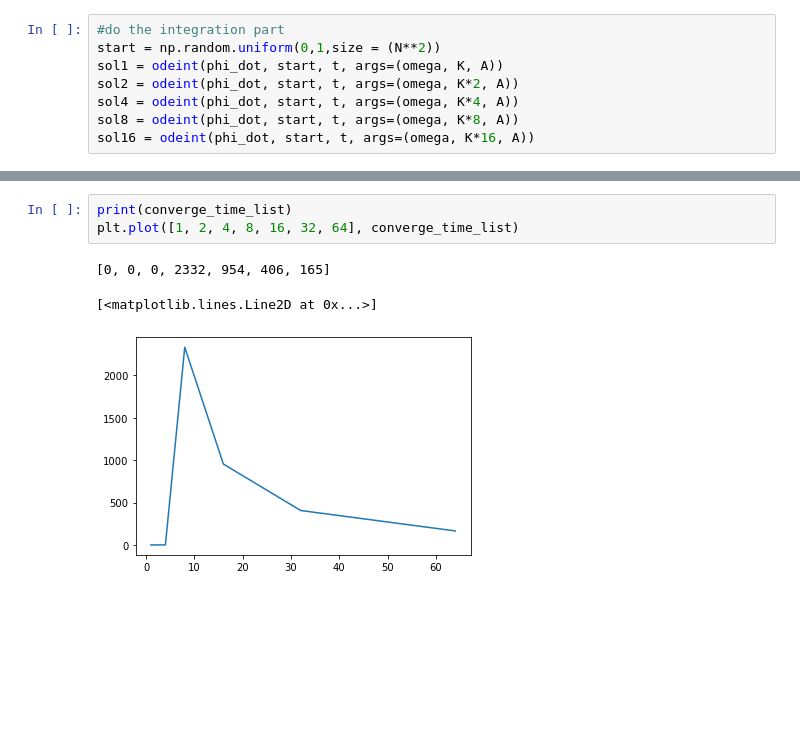
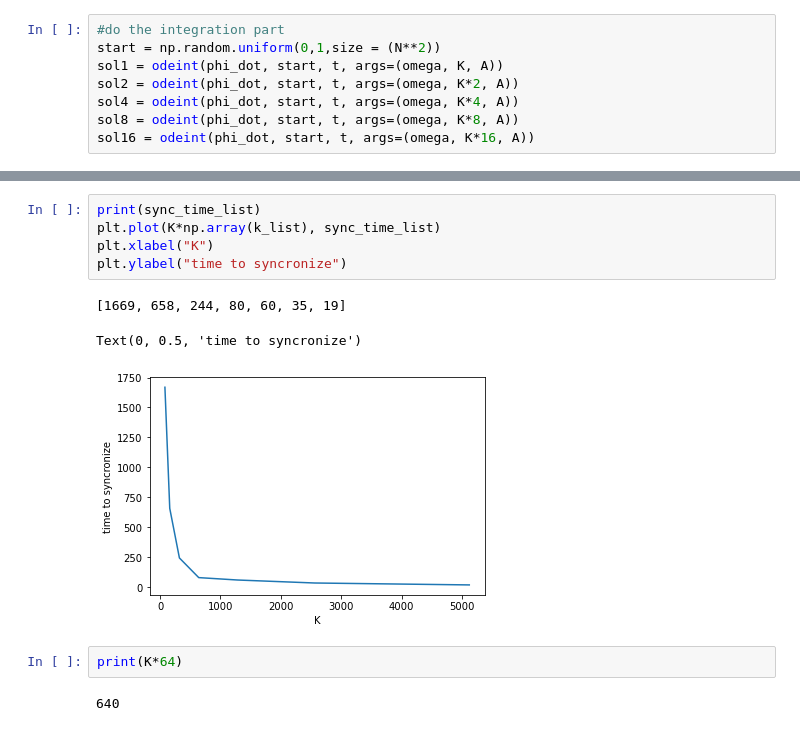
Before and after one commit to KatieJ16/Coupled_oscillators, a Jupyter notebook: Kuramoto_model_2d_subplots.ipynb, the cells around one changed output, grey strips where cells are left out. Drawn from its saved outputs; the diff is of its cells as text; blank space fills up the shorter version.

```diff
--- a/Kuramoto_model_2d_subplots.ipynb
+++ b/Kuramoto_model_2d_subplots.ipynb
@@ -348,7 +335,13 @@ converged!!
-# %%
-print(converge_time_list)
-plt.plot([1, 2, 4, 8, 16, 32, 64], converge_time_list)
-# %% [output]
-[0, 0, 0, 2332, 954, 406, 165]
-[<matplotlib.lines.Line2D at 0x...>]
-[figure, removed]
+# %%
+print(sync_time_list)
+plt.plot(K*np.array(k_list), sync_time_list)
+plt.xlabel("K")
+plt.ylabel("time to syncronize")
+# %% [output]
+[1669, 658, 244, 80, 60, 35, 19]
+Text(0, 0.5, 'time to syncronize')
+[figure, added]
+# %%
+print(K*64)
+# %% [output]
+640
```
Also changed, not shown: parts of 15 cells of this notebook, 1 other file.
